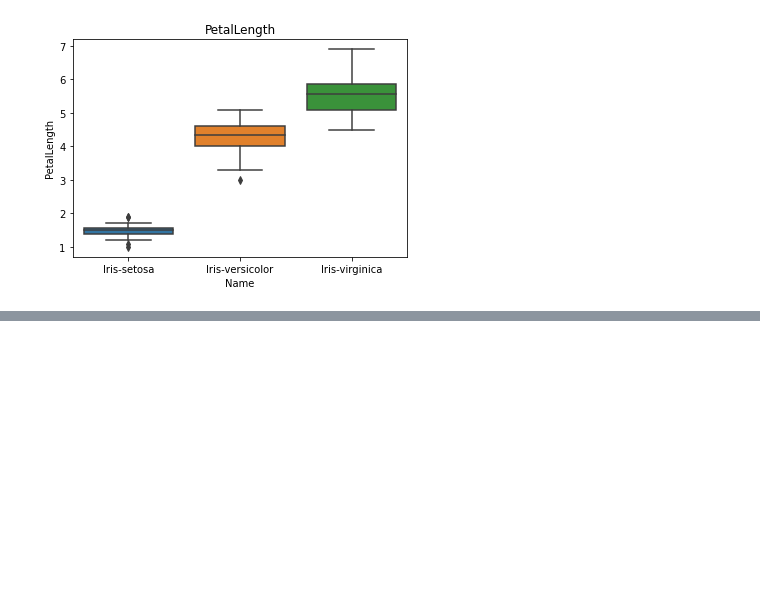
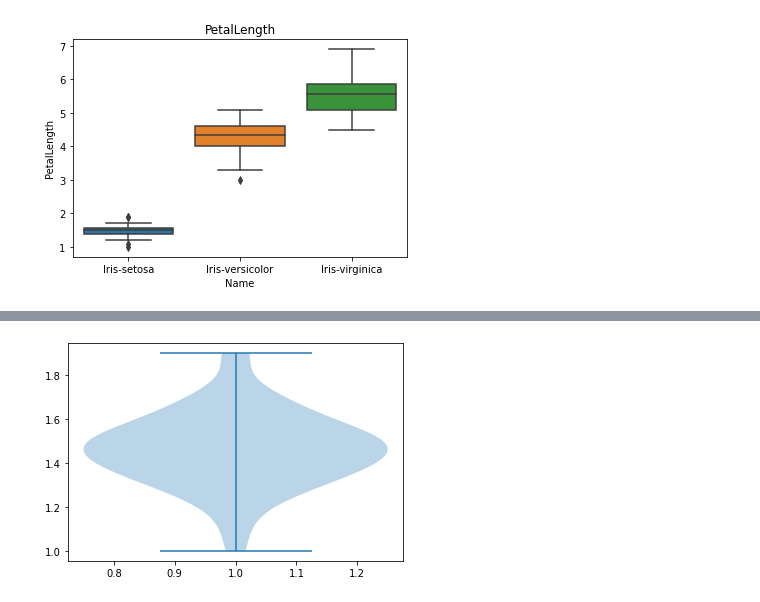
Before and after one commit to kittimaxz/data_viz_2022, a Jupyter notebook: DataViz02_Data_Distribution.ipynb, the cells around one changed output, grey strips where cells are left out. Cells and saved outputs as stored; diff of their text form; code cells hidden in the pictures; blank space fills up the shorter version.

```diff
--- a/DataViz02_Data_Distribution.ipynb
+++ b/DataViz02_Data_Distribution.ipynb
@@ -335,0 +401,4 @@ plt.title('PetalLength'); # กำหนดชื่อเป็น PetalLength
+# %%
+vi = plt.violinplot(df['PetalLength'][:50])
+# %% [output]
+[figure, added]
```
Also changed, not shown: parts of 13 cells of this notebook.
